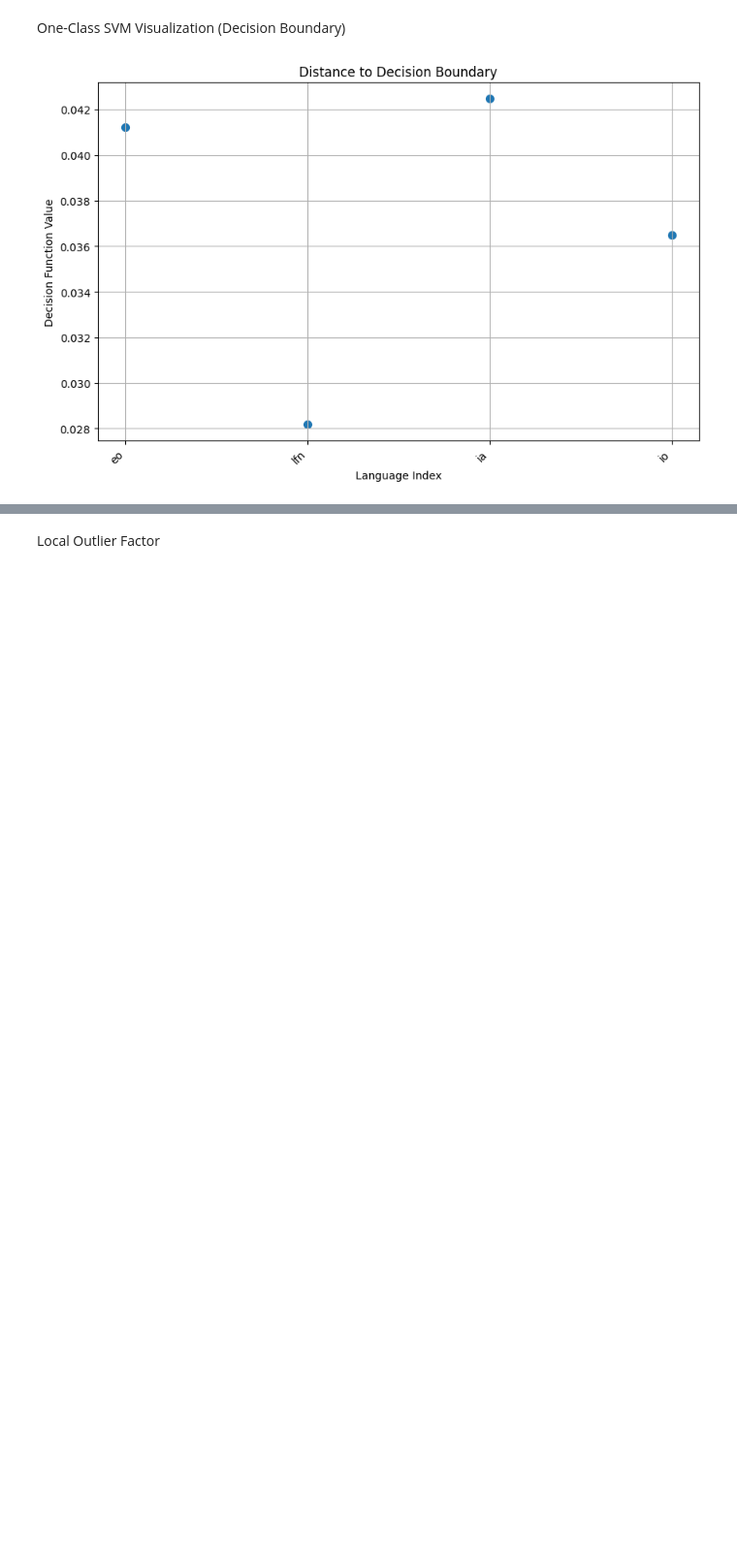
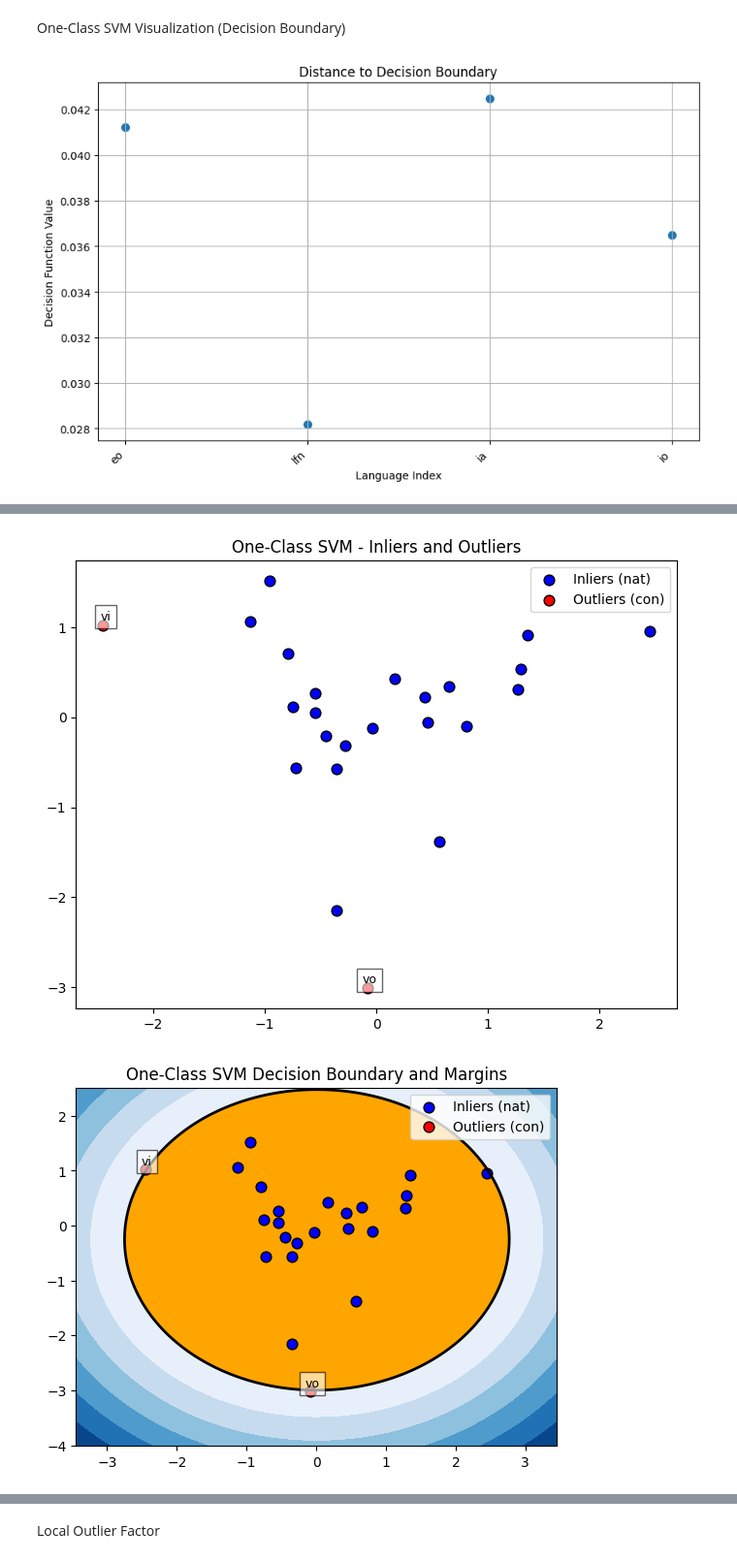
Before and after one commit to kirbergerconnor/iscl-thesis, a Jupyter notebook: classification.ipynb, the cells around one changed output, grey strips where cells are left out. Shown at 97% size. Cells and saved outputs as stored; diff of their text form; code cells hidden in the pictures; blank space fills up the shorter version.

```diff
--- a/classification.ipynb
+++ b/classification.ipynb
@@ -364,0 +304,64 @@ ValueError: n_features must be equal to 2. Got 7 instead.
+# %%
+# Plot decision function of finetuned One-Class SVM (visualization in 2D space)
+# How can I interpret the decision function? Should I visualize the decision boundary differently?
+
+features = data.drop(columns=['Corpus', 'Type'])
+target = np.where(data['Type'] == 'nat', 1, -1)
+pca = PCA(n_components=2)
+features_2d = pca.fit_transform(features)
+scaler = StandardScaler()
+features_scaled = scaler.fit_transform(features_2d)
+best_ocsvm = OneClassSVM(kernel='rbf', gamma=0.01, nu=0.01)
+best_ocsvm.fit(features_scaled)
+
+# Predict the decision function (distance to the decision boundary)
+decision_function = best_ocsvm.decision_function(features_scaled)
+predictions = best_ocsvm.predict(features_scaled)
+
+plt.figure(figsize=(8, 6))
+plt.scatter(features_scaled[predictions == 1][:, 0], features_scaled[predictions == 1][:, 1],
+            c='blue', label='Inliers (nat)', edgecolors='k', s=60)
+plt.scatter(features_scaled[predictions == -1][:, 0], features_scaled[predictions == -1][:, 1],
+            c='red', label='Outliers (con)', edgecolors='k', s=60)
+
+corpus = data['Corpus'].values
+
+# Annotate the outliers with their corresponding 'Corpus' values
+for i, corpus_value in enumerate(corpus):
+    if predictions[i] == -1:
+        plt.text(features_scaled[i, 0] + 0.02, features_scaled[i, 1] + 0.02, corpus_value,
+                 fontsize=9, color='black', ha='center', va='bottom', bbox=dict(facecolor='white', alpha=0.6))
+
+plt.title('One-Class SVM - Inliers and Outliers')
+plt.legend()
+plt.show()
+
+# Plot decision boundary and margins
+xx, yy = np.meshgrid(np.linspace(features_scaled[:, 0].min() - 1, features_scaled[:, 0].max() + 1, 500),
+                     np.linspace(features_scaled[:, 1].min() - 1, features_scaled[:, 1].max() + 1, 500))
+
+Z = best_ocsvm.decision_function(np.c_[xx.ravel(), yy.ravel()])
+Z = Z.reshape(xx.shape)
+
+# Plot decision function as a contour plot
+plt.contourf(xx, yy, Z, levels=np.linspace(Z.min(), 0, 7), cmap=plt.cm.Blues_r)
+a = plt.contour(xx, yy, Z, levels=[0], linewidths=2, colors='black')
+plt.contourf(xx, yy, Z, levels=[0, Z.max()], colors='orange')
+
+plt.scatter(features_scaled[predictions == 1][:, 0], features_scaled[predictions == 1][:, 1],
+            c='blue', label='Inliers (nat)', edgecolors='k', s=60)
+plt.scatter(features_scaled[predictions == -1][:, 0], features_scaled[predictions == -1][:, 1],
+            c='red', label='Outliers (con)', edgecolors='k', s=60)
+
+# Annotate the outliers with their corresponding 'Corpus' values
+for i, corpus_value in enumerate(corpus):
+    if predictions[i] == -1:
+        plt.text(features_scaled[i, 0] + 0.02, features_scaled[i, 1] + 0.02, corpus_value,
+                 fontsize=9, color='black', ha='center', va='bottom', bbox=dict(facecolor='white', alpha=0.6))
+
+plt.title('One-Class SVM Decision Boundary and Margins')
+plt.legend()
+plt.show()
+# %% [output]
+[figure, added]
+[figure, added]
```
Also changed, not shown: parts of 18 cells of this notebook, 1 other file.
